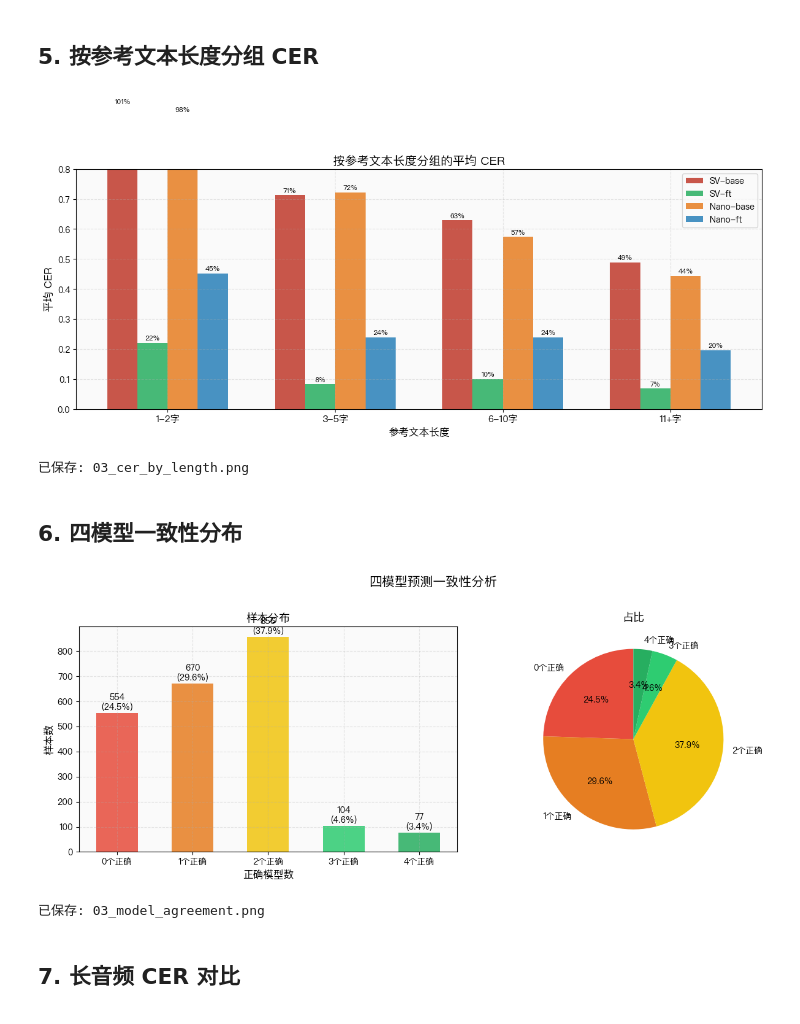
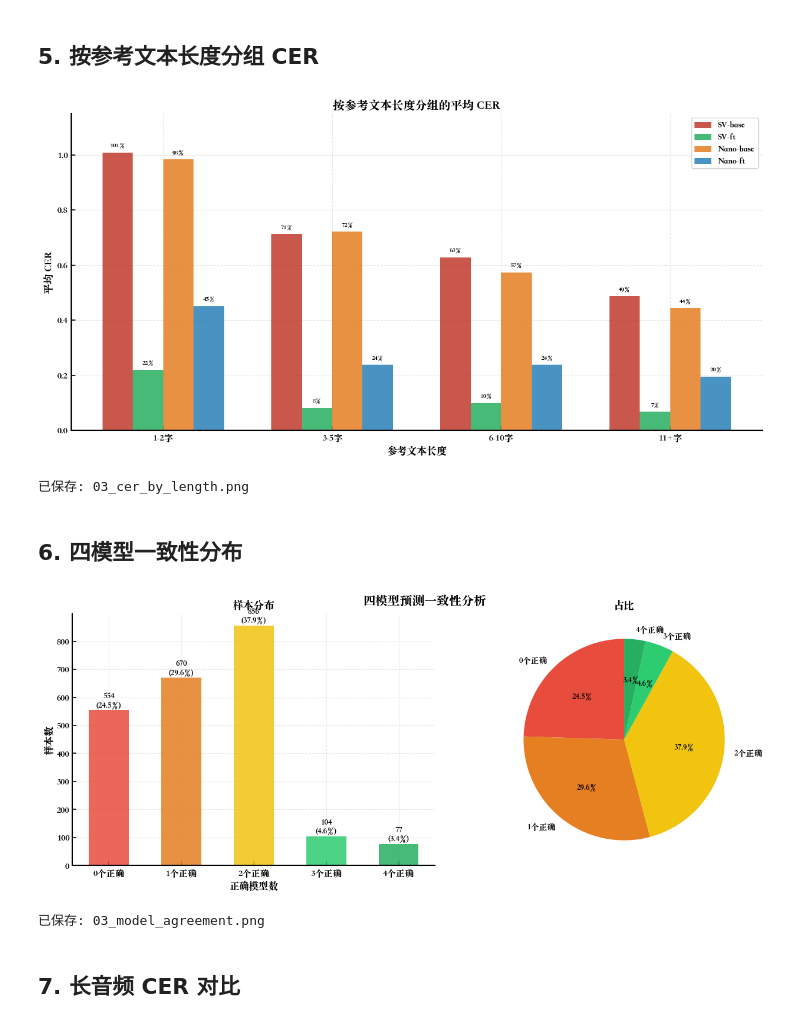
Before and after one commit to xiewencan/whisper-finetune-research, a Jupyter notebook: local/03_analysis.ipynb, the cells around one changed output. Cells and saved outputs as stored; diff of their text form; code cells hidden in the pictures.

```diff
--- a/local/03_analysis.ipynb
+++ b/local/03_analysis.ipynb
@@ -177,12 +220,14 @@ print('已保存: 03_overview.png')
 # %% [markdown]
 ## 3. CER 分布直方图（2x2，对数刻度）
 # %%
-fig, axes = plt.subplots(2, 2, figsize=(13, 9))
-fig.suptitle('短音频 CER 分布（去标点归一化）', fontsize=16, fontweight='bold', y=1.02)
-
+# CER 分布直方图（2x2，对数刻度）
 cer_fields = ['sv_base_cer', 'sv_ft_cer', 'nano_base_cer', 'nano_ft_cer']
 titles = ['SV-base (基线)', 'SV-ft (微调)', 'Nano-base (基线)', 'Nano-ft (微调)']
 colors = ['#c0392b', '#27ae60', '#e67e22', '#2980b9']
+
+fig, axes = plt.subplots(2, 2, figsize=(12, 9), constrained_layout=True)
+fig.suptitle('短音频 CER 分布（去标点归一化）', fontsize=16, fontweight='bold', y=1.01)
+fig.patch.set_facecolor('white')
 
 for ax, field, title, color in zip(axes.flatten(), cer_fields, titles, colors):
     vals = [s[field] for s in samples]
@@ -196,13 +241,11 @@ for ax, field, title, color in zip(axes.flatten(), cer_fields, titles, colors):
     ax.set_ylabel('样本数', fontsize=11)
     ax.legend(fontsize=9)
     ax.set_xlim(-0.05, 1.5)
-    # 添加统计信息
     ax.text(0.95, 0.95, f'n={len(vals)}\n正确={sum(v==0 for v in vals)}',
             transform=ax.transAxes, ha='right', va='top', fontsize=9,
-            bbox=dict(boxstyle='round', facecolor='white', alpha=0.8))
+            bbox=dict(boxstyle='round', facecolor='white', alpha=0.8, edgecolor='gray', linewidth=0.5))
 
-plt.tight_layout()
-plt.savefig(os.path.join(REPORT_DIR, '03_cer_hist.png'), dpi=150, bbox_inches='tight')
+plt.savefig(os.path.join(REPORT_DIR, '03_cer_hist.png'), dpi=300, bbox_inches='tight')
 plt.show()
 print('已保存: 03_cer_hist.png')
 # %% [output]
@@ -211,11 +254,13 @@ print('已保存: 03_cer_hist.png')
 # %% [markdown]
 ## 4. 微调提升分布
 # %%
+# 微调效果分布
 sv_improvement = [s['sv_base_cer'] - s['sv_ft_cer'] for s in samples]
 nano_improvement = [s['nano_base_cer'] - s['nano_ft_cer'] for s in samples]
 
-fig, axes = plt.subplots(1, 2, figsize=(13, 5))
-fig.suptitle('微调效果分布 (CER 降低值: 正值=变好)', fontsize=15, fontweight='bold', y=1.02)
+fig, axes = plt.subplots(1, 2, figsize=(13, 5), constrained_layout=True)
+fig.suptitle('微调效果分布 (CER 降低值: 正值=变好)', fontsize=15, fontweight='bold', y=1.01)
+fig.patch.set_facecolor('white')
 
 for ax, imp, title, color in zip(axes,
                                [sv_improvement, nano_improvement],
@@ -227,17 +272,16 @@ for ax, imp, title, color in zip(axes,
     ax.set_xlabel('CER 降低值', fontsize=11)
     ax.set_ylabel('样本数', fontsize=11)
     ax.set_title(title, fontsize=13, fontweight='bold')
-    ax.legend(fontsize=9)
+    ax.legend(fontsize=9, loc='upper right')
 
     better = sum(1 for x in imp if x > 0)
     worse = sum(1 for x in imp if x < 0)
     same = len(imp) - better - worse
     ax.text(0.95, 0.95, f'变好: {better}\n变差: {worse}\n不变: {same}',
             transform=ax.transAxes, ha='right', va='top', fontsize=10,
-            bbox=dict(boxstyle='round', facecolor='white', alpha=0.8))
+            bbox=dict(boxstyle='round', facecolor='white', alpha=0.8, edgecolor='gray', linewidth=0.5))
 
-plt.tight_layout()
-plt.savefig(os.path.join(REPORT_DIR, '03_ft_improvement.png'), dpi=150, bbox_inches='tight')
+plt.savefig(os.path.join(REPORT_DIR, '03_ft_improvement.png'), dpi=300, bbox_inches='tight')
 plt.show()
 print('已保存: 03_ft_improvement.png')
 # %% [output]
@@ -246,6 +290,7 @@ print('已保存: 03_ft_improvement.png')
 # %% [markdown]
 ## 5. 按参考文本长度分组 CER
 # %%
+# 按参考文本长度分组 CER
 def length_group(text):
     n = len(text)
     if n <= 2: return '1-2字'
@@ -260,45 +305,46 @@ for s in samples:
 groups = ['1-2字', '3-5字', '6-10字', '11+字']
 group_data = {g: {'SV-base': [], 'SV-ft': [], 'Nano-base': [], 'Nano-ft': []} for g in groups}
 
 for s in samples:
     g = s['len_group']
     group_data[g]['SV-base'].append(s['sv_base_cer'])
     group_data[g]['SV-ft'].append(s['sv_ft_cer'])
     group_data[g]['Nano-base'].append(s['nano_base_cer'])
     group_data[g]['Nano-ft'].append(s['nano_ft_cer'])
 
-fig, ax = plt.subplots(figsize=(12, 6))
+model_colors = {'SV-base': '#c0392b', 'SV-ft': '#27ae60', 'Nano-base': '#e67e22', 'Nano-ft': '#2980b9'}
+
+fig, ax = plt.subplots(figsize=(12, 6), constrained_layout=True)
 x = np.arange(len(groups))
 width = 0.18
-model_colors = {'SV-base': '#c0392b', 'SV-ft': '#27ae60', 'Nano-base': '#e67e22', 'Nano-ft': '#2980b9'}
 
 for i, (model, color) in enumerate(model_colors.items()):
     means = [np.mean(group_data[g][model]) for g in groups]
     bars = ax.bar(x + i*width, means, width, label=model, color=color, alpha=0.85)
-    # 标注
     for bar, m in zip(bars, means):
-        ax.text(bar.get_x() + bar.get_width()/2, bar.get_height() + 0.005,
+        ax.text(bar.get_x() + bar.get_width()/2, bar.get_height() + 0.015,
                 f'{m:.0%}', ha='center', va='bottom', fontsize=8, fontweight='bold')
 
 ax.set_xlabel('参考文本长度', fontsize=12)
 ax.set_ylabel('平均 CER', fontsize=12)
 ax.set_title('按参考文本长度分组的平均 CER', fontsize=14, fontweight='bold')
 ax.set_xticks(x + 1.5*width)
 ax.set_xticklabels(groups, fontsize=11)
 ax.legend(fontsize=10)
-ax.set_ylim(0, 0.8)
+ax.set_ylim(0, 1.15)
 ax.grid(axis='y', alpha=0.3)
+fig.patch.set_facecolor('white')
 
-plt.tight_layout()
-plt.savefig(os.path.join(REPORT_DIR, '03_cer_by_length.png'), dpi=150, bbox_inches='tight')
+plt.savefig(os.path.join(REPORT_DIR, '03_cer_by_length.png'), dpi=300, bbox_inches='tight')
 plt.show()
 print('已保存: 03_cer_by_length.png')
 # %% [output]
-[figure, old version]
+[figure, new version]
 已保存: 03_cer_by_length.png
 # %% [markdown]
 ## 6. 四模型一致性分布
 # %%
+# 四模型一致性分布
 def count_correct(s):
     return sum(1 for m in ['sv_base_cer', 'sv_ft_cer', 'nano_base_cer', 'nano_ft_cer'] if s[m] == 0)
 
@@ -307,8 +353,9 @@ for s in samples:
     c = count_correct(s)
     counts[c] += 1
 
-fig, axes = plt.subplots(1, 2, figsize=(13, 5))
-fig.suptitle('四模型预测一致性分析', fontsize=15, fontweight='bold', y=1.02)
+fig, axes = plt.subplots(1, 2, figsize=(13, 5), constrained_layout=True)
+fig.suptitle('四模型预测一致性分析', fontsize=15, fontweight='bold', y=1.01)
+fig.patch.set_facecolor('white')
 
 # 左: 柱状图
 ax1 = axes[0]
@@ -333,12 +380,11 @@ wedges, texts, autotexts = ax2.pie(pie_vals, labels=pie_labels, colors=pie_color
                                    textprops={'fontsize': 10})
 ax2.set_title('占比', fontsize=13, fontweight='bold')
 
-plt.tight_layout()
-plt.savefig(os.path.join(REPORT_DIR, '03_model_agreement.png'), dpi=150, bbox_inches='tight')
+plt.savefig(os.path.join(REPORT_DIR, '03_model_agreement.png'), dpi=300, bbox_inches='tight')
 plt.show()
 print('已保存: 03_model_agreement.png')
 # %% [output]
-[figure, old version]
+[figure, new version]
 已保存: 03_model_agreement.png
 # %% [markdown]
 ## 7. 长音频 CER 对比
```
Also changed, not shown: parts of 10 cells of this notebook, 39 other files.
